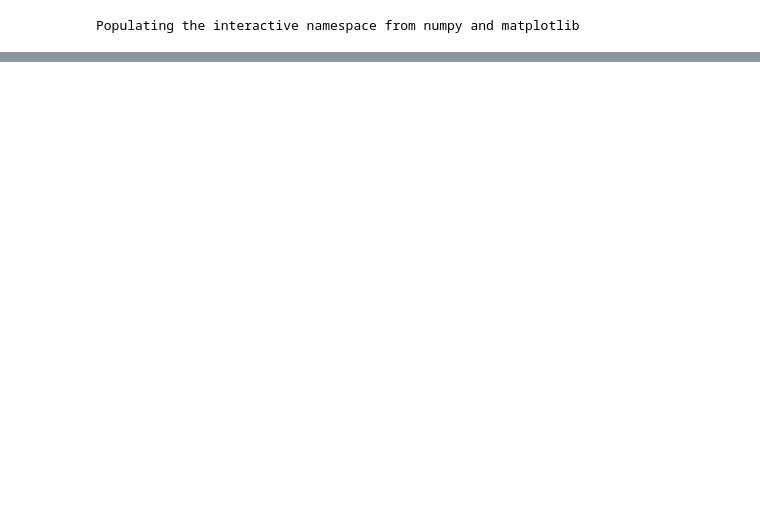
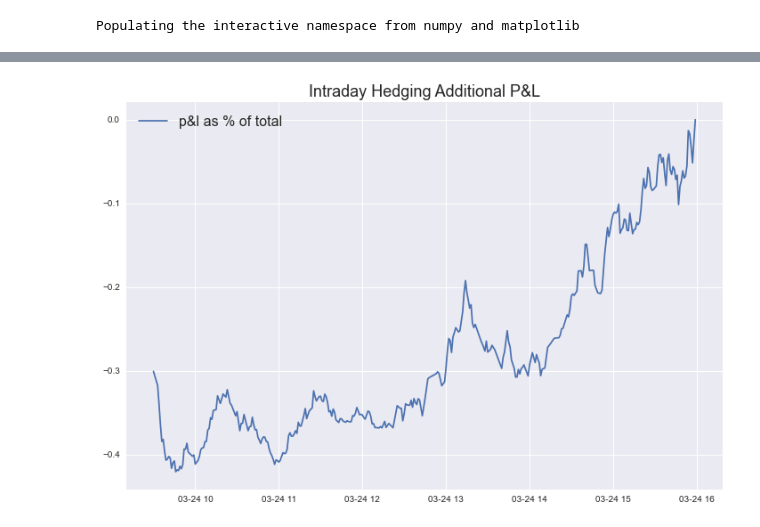
Before and after one commit to idrach55/Trading, a Jupyter notebook: intraday-disp.ipynb, the cells around one changed output, grey strips where cells are left out. Cells and saved outputs as stored; diff of their text form; code cells hidden in the pictures; blank space fills up the shorter version.

```diff
--- a/intraday-disp.ipynb
+++ b/intraday-disp.ipynb
@@ -82,0 +94,8 @@ plot(pred[30:])
+# %%
+pnls = hedge_pnl(day)
+plot(pnls.index, pnls/disp[-1], label='p&l as % of total')
+
+title('Intraday Hedging Additional P&L', fontsize=18)
+legend(loc='upper left', fontsize=16);
+# %% [output]
+[figure, added]
```
Also changed, not shown: parts of 7 cells of this notebook.
